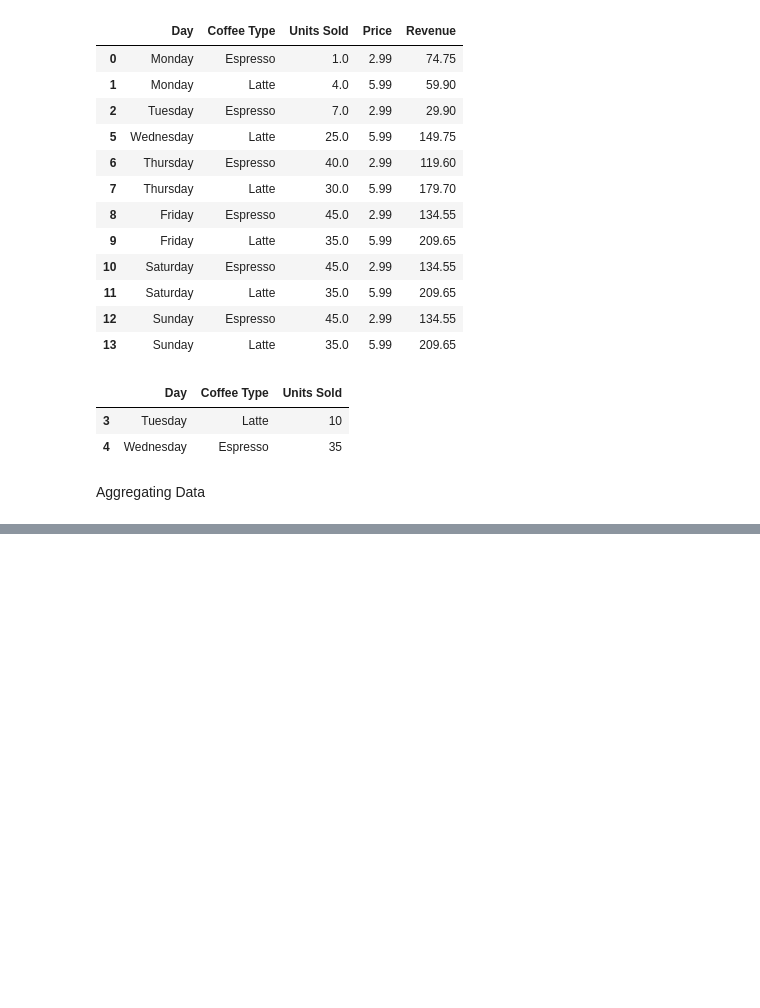
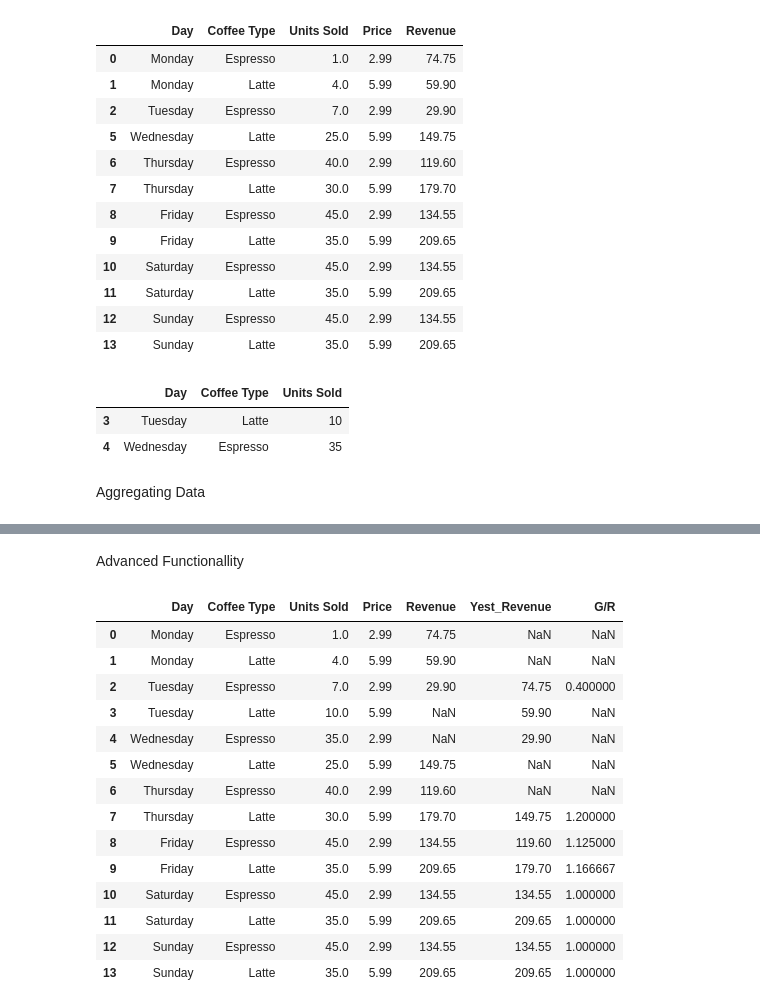
Before and after one commit to ArozAhmed/complete-pandas-tutorial, a Jupyter notebook: Complete Python Pandas Data Science Tutorial.ipynb, the cells around one changed output, grey strips where cells are left out. Drawn from its saved outputs; the diff is of its cells as text; code cells hidden in the pictures; blank space fills up the shorter version.

```diff
--- a/Complete Python Pandas Data Science Tutorial.ipynb
+++ b/Complete Python Pandas Data Science Tutorial.ipynb
@@ -752,0 +884,25 @@ Aggregating Data
+# %% [markdown]
+Advanced Functionallity
+# %%
+#.shift .rank .rolling .cumsum
+
+coffee_new['Yest_Revenue'] = coffee_new['Revenue'].shift(2)
+coffee_new['G/R'] = coffee_new['Revenue'] / coffee_new['Yest_Revenue']
+# %%
+coffee_new
+# %% [output]
+|  | Day | Coffee Type | Units Sold | Price | Revenue | Yest_Revenue | G/R |
+| 0 | Monday | Espresso | 1.0 | 2.99 | 74.75 | NaN | NaN |
+| 1 | Monday | Latte | 4.0 | 5.99 | 59.90 | NaN | NaN |
+| 2 | Tuesday | Espresso | 7.0 | 2.99 | 29.90 | 74.75 | 0.400000 |
+| 3 | Tuesday | Latte | 10.0 | 5.99 | NaN | 59.90 | NaN |
+| 4 | Wednesday | Espresso | 35.0 | 2.99 | NaN | 29.90 | NaN |
+| 5 | Wednesday | Latte | 25.0 | 5.99 | 149.75 | NaN | NaN |
+| 6 | Thursday | Espresso | 40.0 | 2.99 | 119.60 | NaN | NaN |
+| 7 | Thursday | Latte | 30.0 | 5.99 | 179.70 | 149.75 | 1.200000 |
+| 8 | Friday | Espresso | 45.0 | 2.99 | 134.55 | 119.60 | 1.125000 |
+| 9 | Friday | Latte | 35.0 | 5.99 | 209.65 | 179.70 | 1.166667 |
+| 10 | Saturday | Espresso | 45.0 | 2.99 | 134.55 | 134.55 | 1.000000 |
+| 11 | Saturday | Latte | 35.0 | 5.99 | 209.65 | 209.65 | 1.000000 |
+| 12 | Sunday | Espresso | 45.0 | 2.99 | 134.55 | 134.55 | 1.000000 |
+| 13 | Sunday | Latte | 35.0 | 5.99 | 209.65 | 209.65 | 1.000000 |
```
Also changed, not shown: parts of 26 cells of this notebook.
